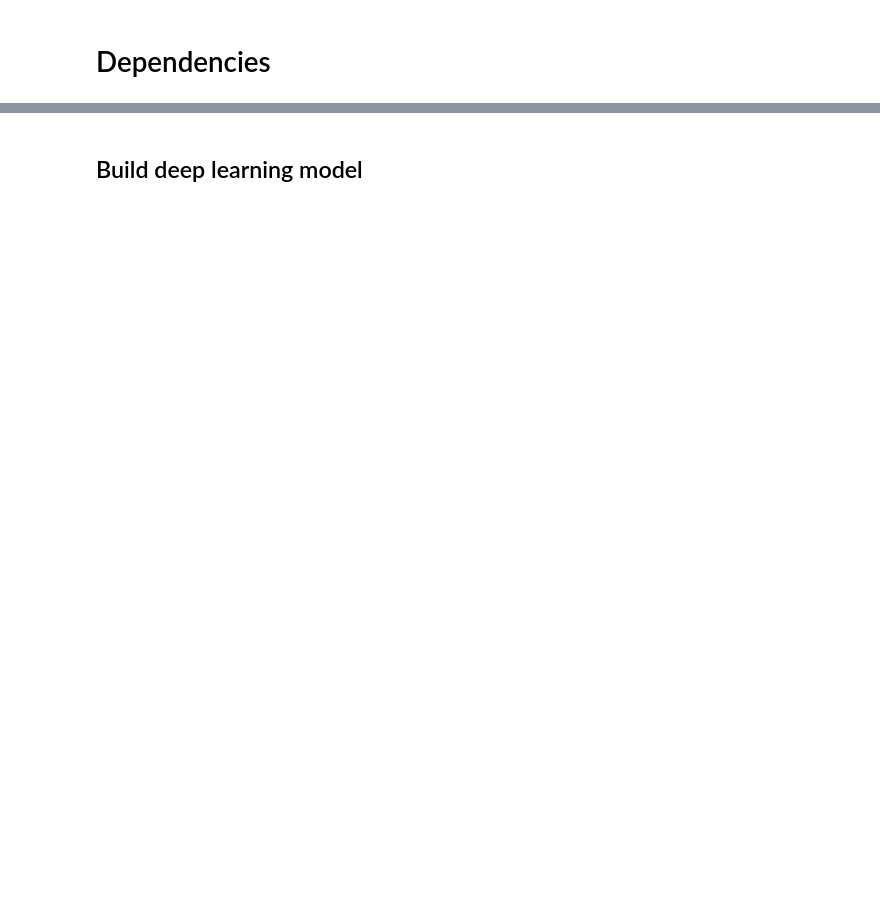
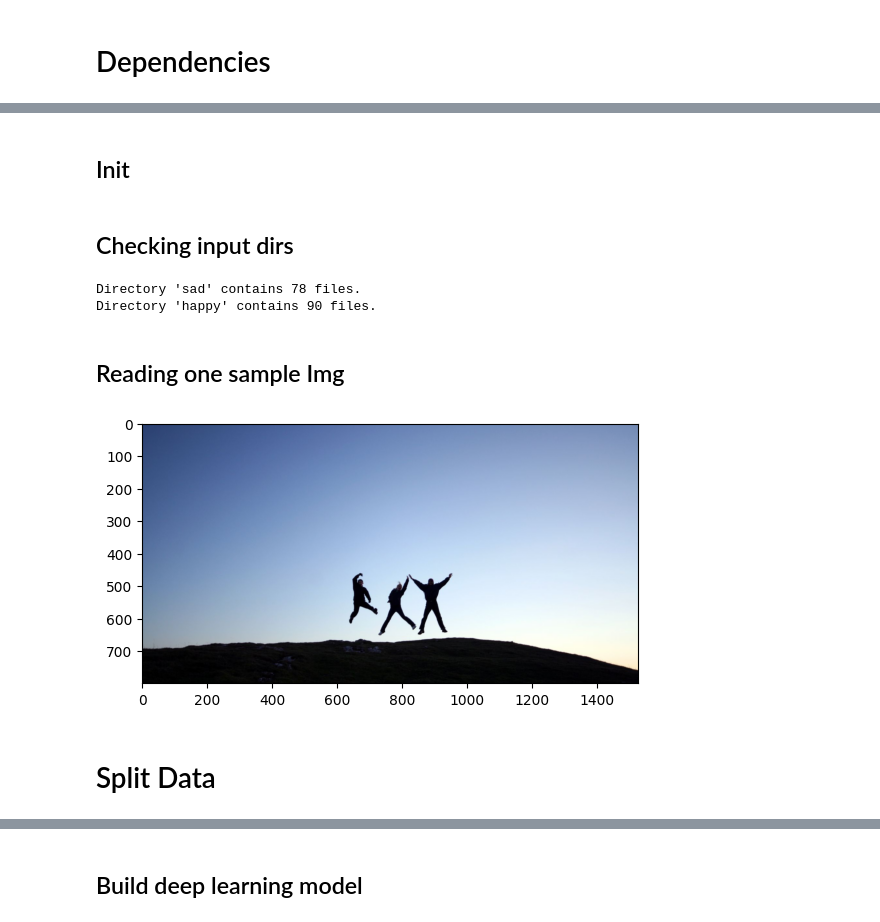
Before and after one commit to mrtaz77/Deep-CNN-Image-Classifier, a Jupyter notebook: Image Classifier.ipynb, the cells around one changed output, grey strips where cells are left out. Cells and saved outputs as stored; diff of their text form; code cells hidden in the pictures; blank space fills up the shorter version.

```diff
--- a/Image Classifier.ipynb
+++ b/Image Classifier.ipynb
@@ -246,0 +42,36 @@ train, val, test = split_data(data)
+# %% [markdown]
+## Init
+# %%
+data_dir = '/kaggle/input/emotiondetection-happy-or-sad/data'
+base_dir = 'temp'
+# %% [markdown]
+## Checking input dirs
+# %%
+file_counts = {}
+for root, dirs, files in os.walk(data_dir):
+        # Ignore the root directory itself
+        if root == data_dir:
+            continue
+
+        # Get the directory name
+        dir_name = os.path.basename(root)
+
+        # Count the number of files in the current directory
+        file_count = len(files)
+
+        # Store the count in the dictionary
+        file_counts[dir_name] = file_count
+        print(f"Directory '{dir_name}' contains {file_count} files.")
+# %% [output]
+Directory 'sad' contains 78 files.
+Directory 'happy' contains 90 files.
+# %% [markdown]
+## Reading one sample Img
+# %%
+img = cv2.imread(os.path.join(data_dir, 'happy', 'jumping_for_joy_for_3_kinds_of_happy_people.jpg'))
+plt.imshow(cv2.cvtColor(img, cv2.COLOR_BGR2RGB))
+plt.show()
+# %% [output]
+[figure, added]
+# %% [markdown]
+# Split Data
```
Also changed, not shown: parts of 90 cells of this notebook.
